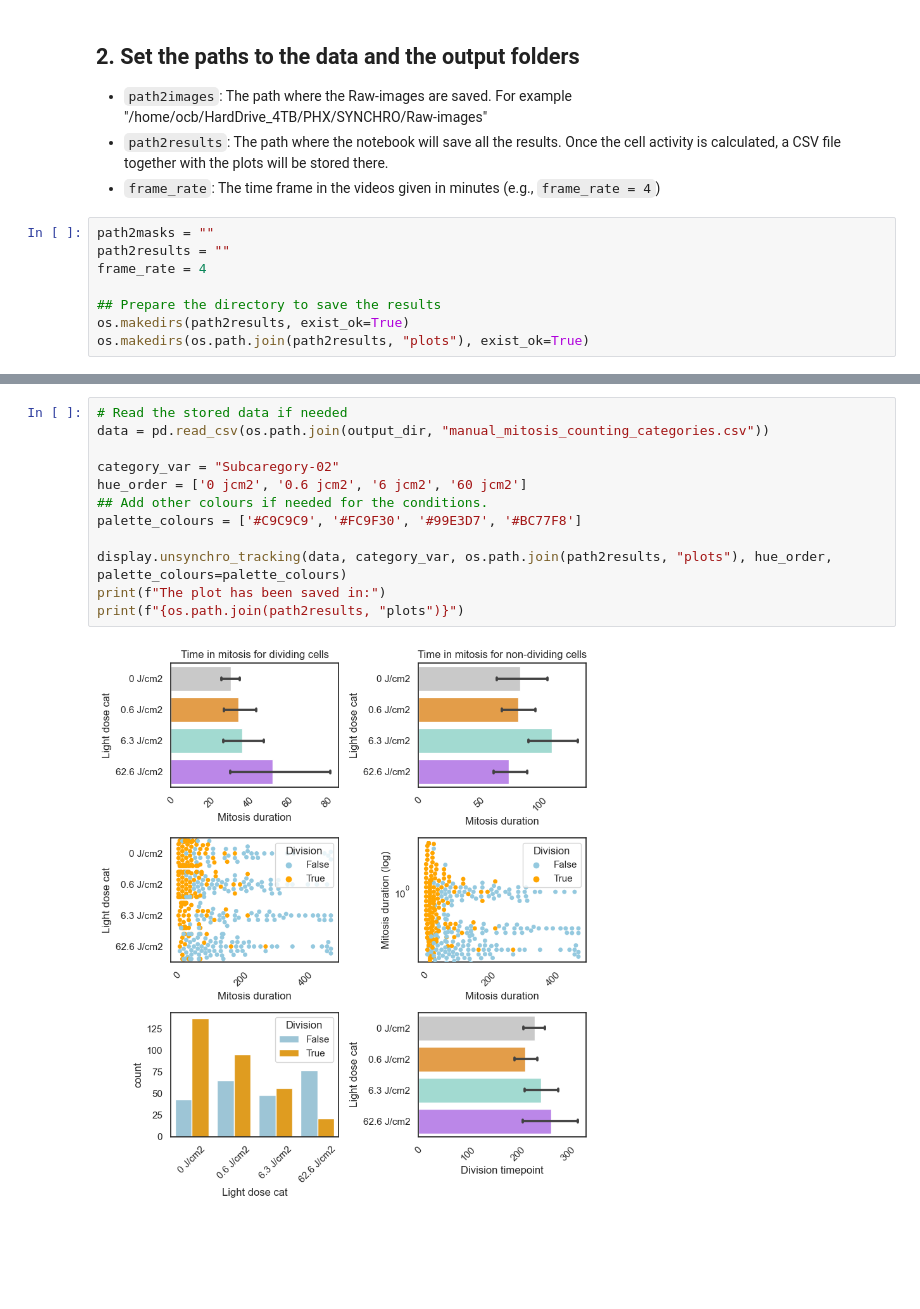
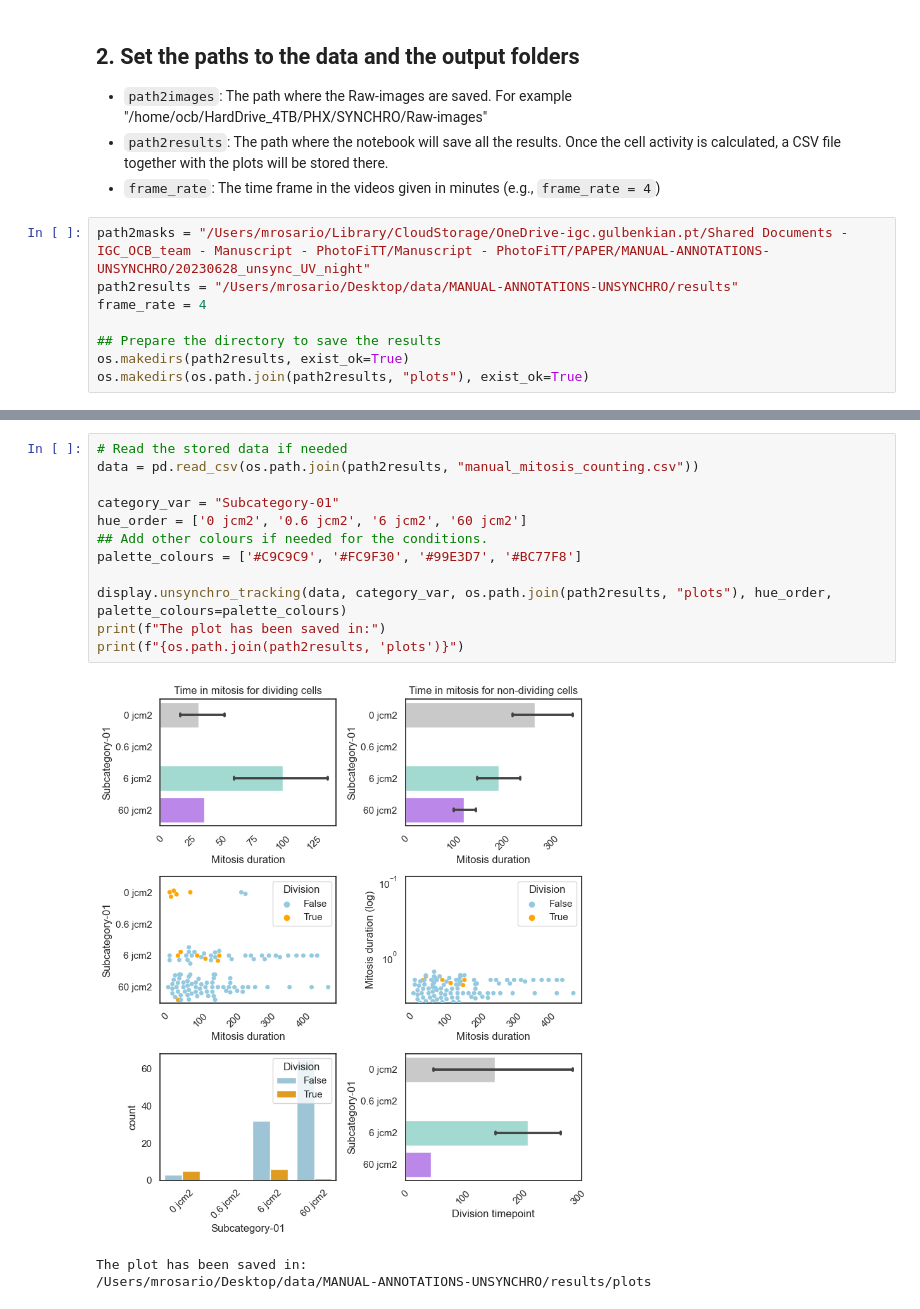
Before and after one commit to HenriquesLab/PhotoFiTT, a Jupyter notebook: notebooks/Analyse_unsynchronised_cells.ipynb, the cells around one changed output, grey strips where cells are left out. Drawn from its saved outputs; the diff is of its cells as text; blank space fills up the shorter version.

```diff
--- a/notebooks/Analyse_unsynchronised_cells.ipynb
+++ b/notebooks/Analyse_unsynchronised_cells.ipynb
@@ -43,8 +44,8 @@ import pandas as pd
 - `path2results`: The path where the notebook will save all the results. Once the cell activity is calculated, a CSV file together with the plots will be stored there.
 - `frame_rate`: The time frame in the videos given in minutes (e.g., `frame_rate = 4`)
 # %%
-path2masks = ""
-path2results = ""
+path2masks = "/Users/mrosario/Library/CloudStorage/OneDrive-igc.gulbenkian.pt/Shared Documents - IGC_OCB_team - Manuscript - PhotoFiTT/Manuscript - PhotoFiTT/PAPER/MANUAL-ANNOTATIONS-UNSYNCHRO/20230628_unsync_UV_night"
+path2results = "/Users/mrosario/Desktop/data/MANUAL-ANNOTATIONS-UNSYNCHRO/results"
 frame_rate = 4
 
 ## Prepare the directory to save the results
@@ -64,15 +79,17 @@ print(f"{os.path.join(path2results, "manual_mitosis_counting.csv")}")
 - `palette_colours`: List of HEX code colours to use in the plots. One could choose different ones or a different number of them if required.
 # %%
 # Read the stored data if needed
-data = pd.read_csv(os.path.join(output_dir, "manual_mitosis_counting_categories.csv"))
+data = pd.read_csv(os.path.join(path2results, "manual_mitosis_counting.csv"))
 
-category_var = "Subcaregory-02"
+category_var = "Subcategory-01"
 hue_order = ['0 jcm2', '0.6 jcm2', '6 jcm2', '60 jcm2']
 ## Add other colours if needed for the conditions.
 palette_colours = ['#C9C9C9', '#FC9F30', '#99E3D7', '#BC77F8']
 
 display.unsynchro_tracking(data, category_var, os.path.join(path2results, "plots"), hue_order, palette_colours=palette_colours)
 print(f"The plot has been saved in:")
-print(f"{os.path.join(path2results, "plots")}")
+print(f"{os.path.join(path2results, 'plots')}")
 # %% [output]
-[figure, old version]
+[figure, new version]
+The plot has been saved in:
+/Users/mrosario/Desktop/data/MANUAL-ANNOTATIONS-UNSYNCHRO/results/plots
```
Also changed, not shown: parts of 5 cells of this notebook.
